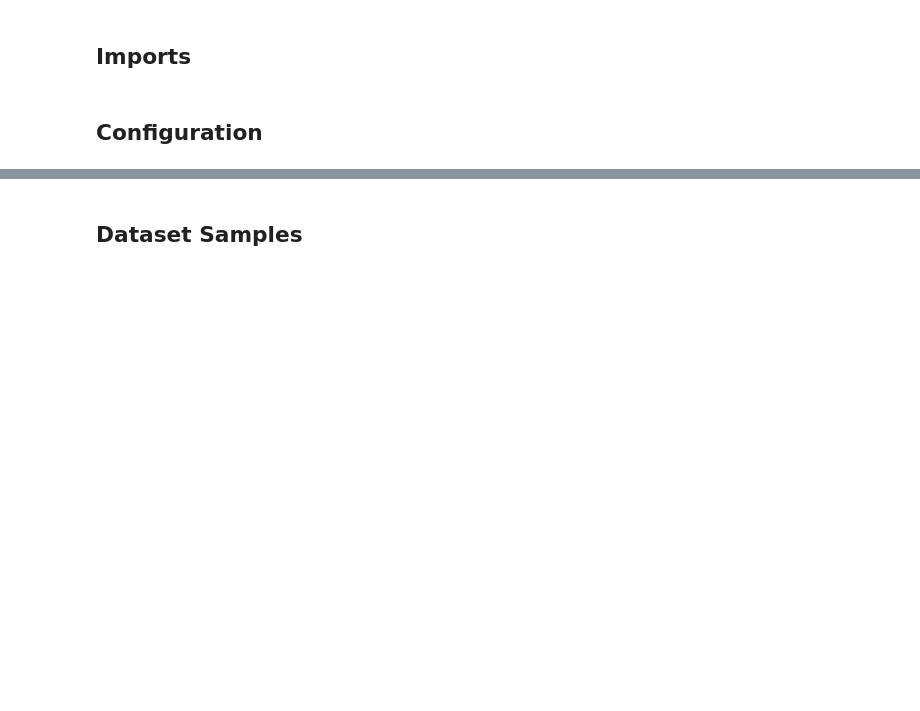
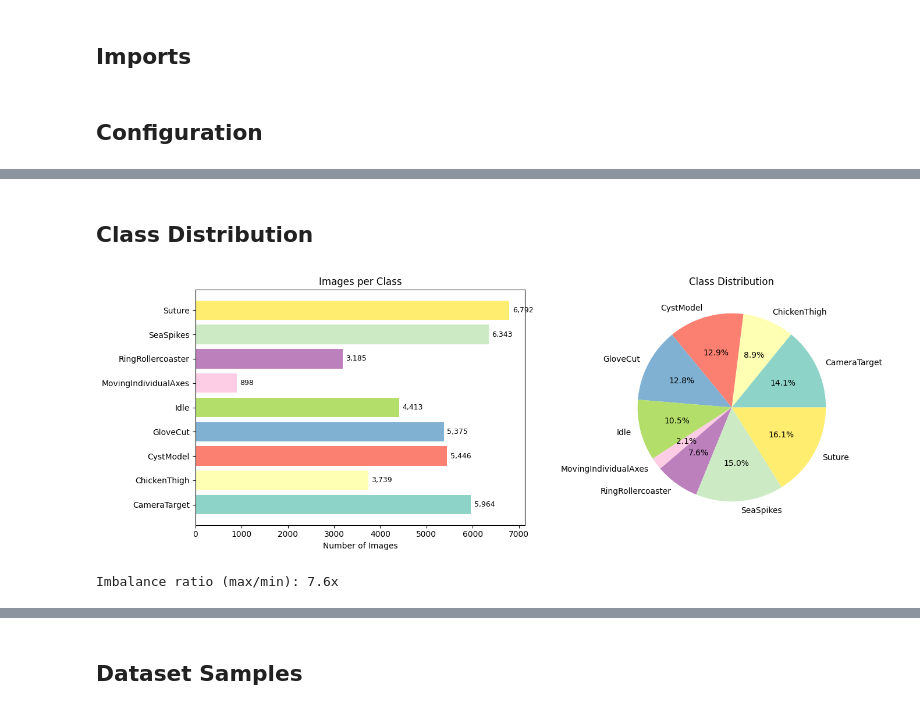
Before and after one commit to meyer6/COMP0016_2025_Team18_Hawkes_Data_Pipeline, a Jupyter notebook: processing/scripts/task_classifier/task_classifier.ipynb, the cells around one changed output, grey strips where cells are left out. Saved outputs shown, nothing was run; the diff lists cells and outputs as text; code cells hidden in the pictures; blank space fills up the shorter version.

```diff
--- a/processing/scripts/task_classifier/task_classifier.ipynb
+++ b/processing/scripts/task_classifier/task_classifier.ipynb
@@ -26,8 +27,8 @@ import matplotlib.pyplot as plt
 ## Configuration
 # %%
 # Paths
-DATASET_PATH = "../../../datasets/tasks_classified/"
-MODEL_DIR = "../../../processing/models/"
+DATASET_PATH = Path("../../../datasets/tasks_classified/").resolve()
+MODEL_DIR = Path("../../../processing/models/").resolve()
 
 # Training
 IMAGE_SIZE = (224, 224)
@@ -36,9 +37,14 @@ NUM_EPOCHS = 15
 LEARNING_RATE = 0.0001
 RANDOM_SEED = 42
 
+# Data Split (video-level)
+VAL_PCT = 0.15
+TEST_PCT = 0.15
+SUBSAMPLE_RATIO = 1.0  # Fraction of training frames to use (reduce for faster experiments)
+
 # Parallel Processing
-NUM_WORKERS = 8  # Parallel data loading (CPU cores to use)
-USE_MIXED_PRECISION = True  # Faster training on GPU (FP16)
+NUM_WORKERS = 8
+USE_MIXED_PRECISION = True
 
 # Setup
 os.makedirs(MODEL_DIR, exist_ok=True)
@@ -52,3 +58,5 @@ print(f"GPU Available: {torch.cuda.is_available()}")
 if torch.cuda.is_available():
     print(f"GPU Name: {torch.cuda.get_device_name(0)}")
     print(f"GPU Count: {torch.cuda.device_count()}")
+print(f"Dataset path: {DATASET_PATH}")
+print(f"Dataset exists: {DATASET_PATH.exists()}")
@@ -98,0 +123,30 @@ print(f"Using {NUM_WORKERS} worker threads for data loading")
+# %% [markdown]
+## Class Distribution
+# %%
+class_counts = {cls: sum(vids.values()) for cls, vids in sorted(class_to_videos.items())}
+classes = list(class_counts.keys())
+counts = list(class_counts.values())
+
+fig, axes = plt.subplots(1, 2, figsize=(14, 5))
+
+# Bar chart
+colors = plt.cm.Set3(np.linspace(0, 1, len(classes)))
+bars = axes[0].barh(classes, counts, color=colors)
+axes[0].set_xlabel('Number of Images')
+axes[0].set_title('Images per Class')
+for bar, count in zip(bars, counts):
+    axes[0].text(bar.get_width() + max(counts) * 0.01, bar.get_y() + bar.get_height() / 2,
+                 f'{count:,}', va='center', fontsize=9)
+
+# Pie chart
+axes[1].pie(counts, labels=classes, autopct='%1.1f%%', colors=colors)
+axes[1].set_title('Class Distribution')
+
+plt.tight_layout()
+plt.show()
+
+max_count, min_count = max(counts), min(counts)
+print(f"Imbalance ratio (max/min): {max_count/min_count:.1f}x")
+# %% [output]
+[figure, added]
+Imbalance ratio (max/min): 7.6x
```
Also changed, not shown: parts of 20 cells of this notebook.
